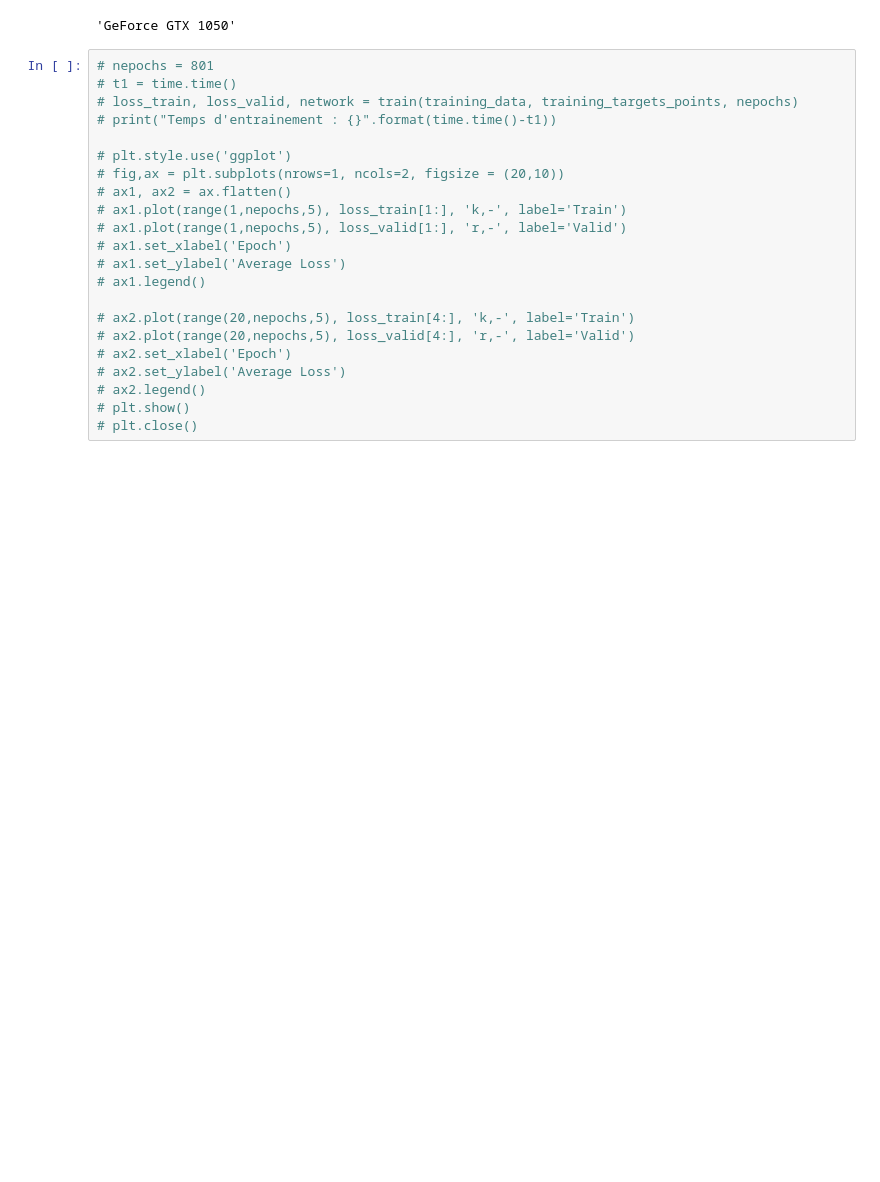
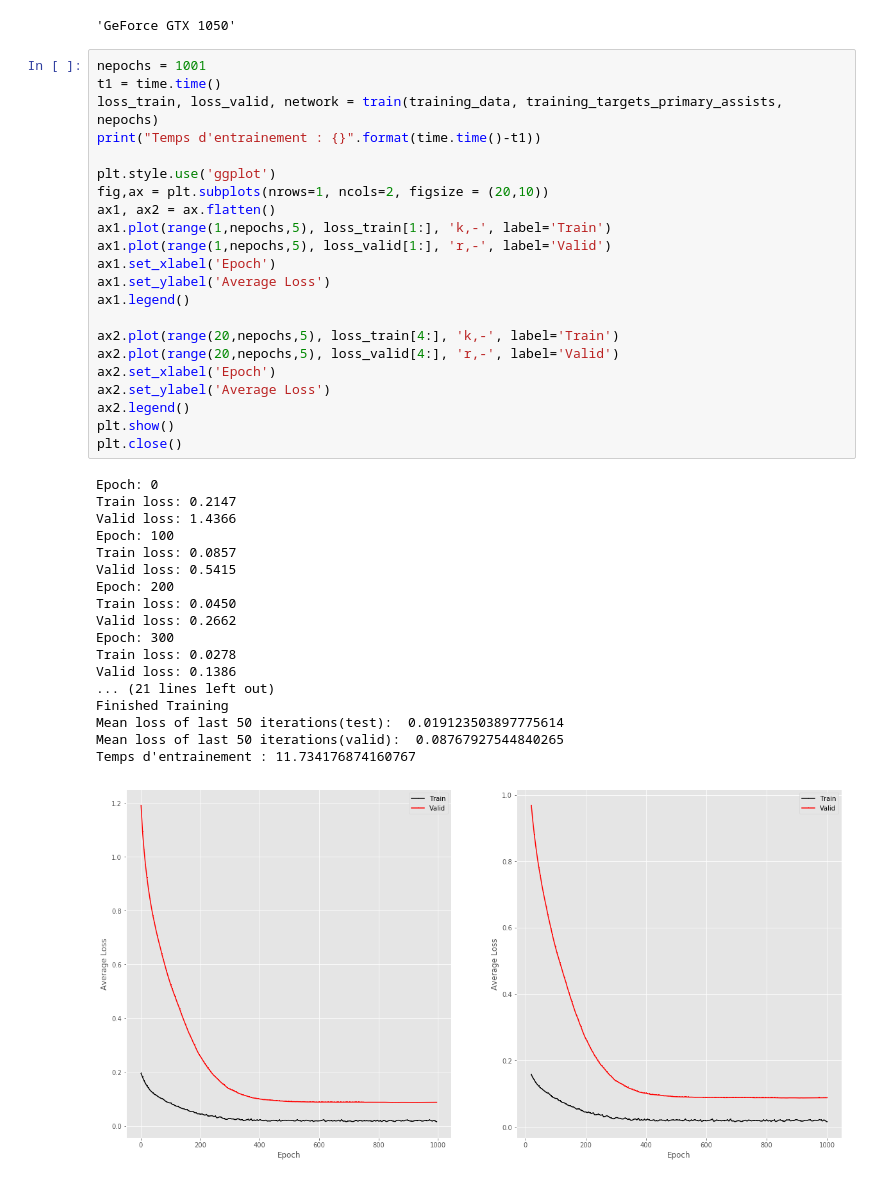
Before and after one commit to OMalenfantThuot/Projet_final_apprentissage_machine, a Jupyter notebook: MLP.ipynb, the cells around one changed output. Saved outputs shown, nothing was run; the diff lists cells and outputs as text; blank space fills up the shorter version.

```diff
--- a/MLP.ipynb
+++ b/MLP.ipynb
@@ -167,24 +169,43 @@ torch.cuda.get_device_name(0)
 # %% [output]
 'GeForce GTX 1050'
 # %%
-# nepochs = 801
-# t1 = time.time()
-# loss_train, loss_valid, network = train(training_data, training_targets_points, nepochs)
-# print("Temps d'entrainement : {}".format(time.time()-t1))
+nepochs = 1001
+t1 = time.time()
+loss_train, loss_valid, network = train(training_data, training_targets_primary_assists, nepochs)
+print("Temps d'entrainement : {}".format(time.time()-t1))
 
-# plt.style.use('ggplot')
-# fig,ax = plt.subplots(nrows=1, ncols=2, figsize = (20,10))
-# ax1, ax2 = ax.flatten()
-# ax1.plot(range(1,nepochs,5), loss_train[1:], 'k,-', label='Train')
-# ax1.plot(range(1,nepochs,5), loss_valid[1:], 'r,-', label='Valid')
-# ax1.set_xlabel('Epoch')
-# ax1.set_ylabel('Average Loss')
-# ax1.legend()
+plt.style.use('ggplot')
+fig,ax = plt.subplots(nrows=1, ncols=2, figsize = (20,10))
+ax1, ax2 = ax.flatten()
+ax1.plot(range(1,nepochs,5), loss_train[1:], 'k,-', label='Train')
+ax1.plot(range(1,nepochs,5), loss_valid[1:], 'r,-', label='Valid')
+ax1.set_xlabel('Epoch')
+ax1.set_ylabel('Average Loss')
+ax1.legend()
 
-# ax2.plot(range(20,nepochs,5), loss_train[4:], 'k,-', label='Train')
-# ax2.plot(range(20,nepochs,5), loss_valid[4:], 'r,-', label='Valid')
-# ax2.set_xlabel('Epoch')
-# ax2.set_ylabel('Average Loss')
-# ax2.legend()
-# plt.show()
-# plt.close()
+ax2.plot(range(20,nepochs,5), loss_train[4:], 'k,-', label='Train')
+ax2.plot(range(20,nepochs,5), loss_valid[4:], 'r,-', label='Valid')
+ax2.set_xlabel('Epoch')
+ax2.set_ylabel('Average Loss')
+ax2.legend()
+plt.show()
+plt.close()
+# %% [output]
+Epoch: 0
+Train loss: 0.2147
+Valid loss: 1.4366
+Epoch: 100
+Train loss: 0.0857
+Valid loss: 0.5415
+Epoch: 200
+Train loss: 0.0450
+Valid loss: 0.2662
+Epoch: 300
+Train loss: 0.0278
+Valid loss: 0.1386
+... (21 lines left out)
+Finished Training
+Mean loss of last 50 iterations(test):  0.019123503897775614
+Mean loss of last 50 iterations(valid):  0.08767927544840265
+Temps d'entrainement : 11.734176874160767
+[figure, added]
```
Also changed, not shown: parts of 13 cells of this notebook, 2 other files.
